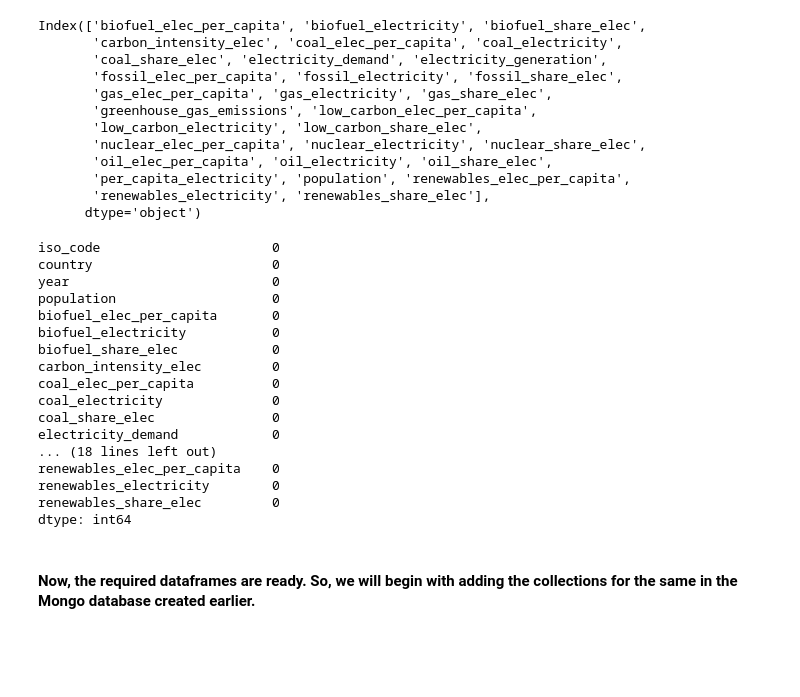
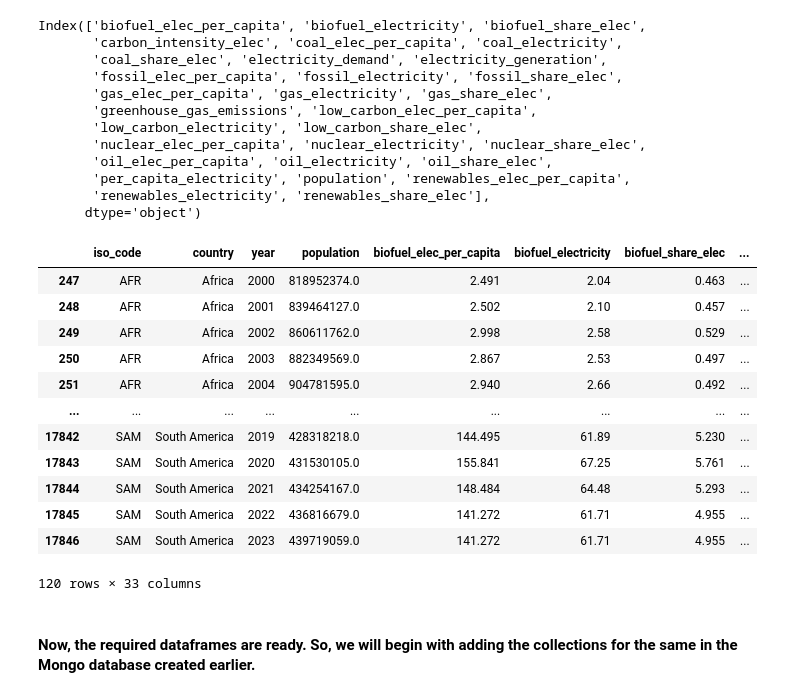
Before and after one commit to GawthamW97/Data-Analytics-And-Visualization, a Jupyter notebook: notebooks/dataset_02/MongoDB (No-SQL).ipynb, the cells around one changed output. Cells and saved outputs as stored; diff of their text form; code cells hidden in the pictures; blank space fills up the shorter version.

Commit message:
Finalization changes

```diff
--- a/notebooks/dataset_02/MongoDB (No-SQL).ipynb
+++ b/notebooks/dataset_02/MongoDB (No-SQL).ipynb
@@ -370,22 +372,18 @@ data_cont_final = data_cont.copy()
 for col in energy_cols_cont:
     data_cont_final[col] = data_cont.groupby('country')[col].transform(lambda x: x.fillna(x.interpolate()))
 # %%
-data_cont_final.isnull().sum()
+data_cont_final
 # %% [output]
+|  | iso_code | country | year | population | biofuel_elec_per_capita | biofuel_electricity | biofuel_share_elec | ... |
+| 247 | AFR | Africa | 2000 | 818952374.0 | 2.491 | 2.04 | 0.463 | ... |
+| 248 | AFR | Africa | 2001 | 839464127.0 | 2.502 | 2.10 | 0.457 | ... |
+| 249 | AFR | Africa | 2002 | 860611762.0 | 2.998 | 2.58 | 0.529 | ... |
+| 250 | AFR | Africa | 2003 | 882349569.0 | 2.867 | 2.53 | 0.497 | ... |
+| 251 | AFR | Africa | 2004 | 904781595.0 | 2.940 | 2.66 | 0.492 | ... |
+| ... | ... | ... | ... | ... | ... | ... | ... | ... |
+| 17842 | SAM | South America | 2019 | 428318218.0 | 144.495 | 61.89 | 5.230 | ... |
+| 17843 | SAM | South America | 2020 | 431530105.0 | 155.841 | 67.25 | 5.761 | ... |
+| 17844 | SAM | South America | 2021 | 434254167.0 | 148.484 | 64.48 | 5.293 | ... |
+| 17845 | SAM | South America | 2022 | 436816679.0 | 141.272 | 61.71 | 4.955 | ... |
+| 17846 | SAM | South America | 2023 | 439719059.0 | 141.272 | 61.71 | 4.955 | ... |
-iso_code                      0
-country                       0
-year                          0
-population                    0
-biofuel_elec_per_capita       0
-biofuel_electricity           0
-biofuel_share_elec            0
-carbon_intensity_elec         0
-coal_elec_per_capita          0
-coal_electricity              0
-coal_share_elec               0
-electricity_demand            0
-... (18 lines left out)
-renewables_elec_per_capita    0
-renewables_electricity        0
-renewables_share_elec         0
-dtype: int64
+120 rows × 33 columns
```
Also changed, not shown: parts of 18 cells of this notebook, 2 other files.
